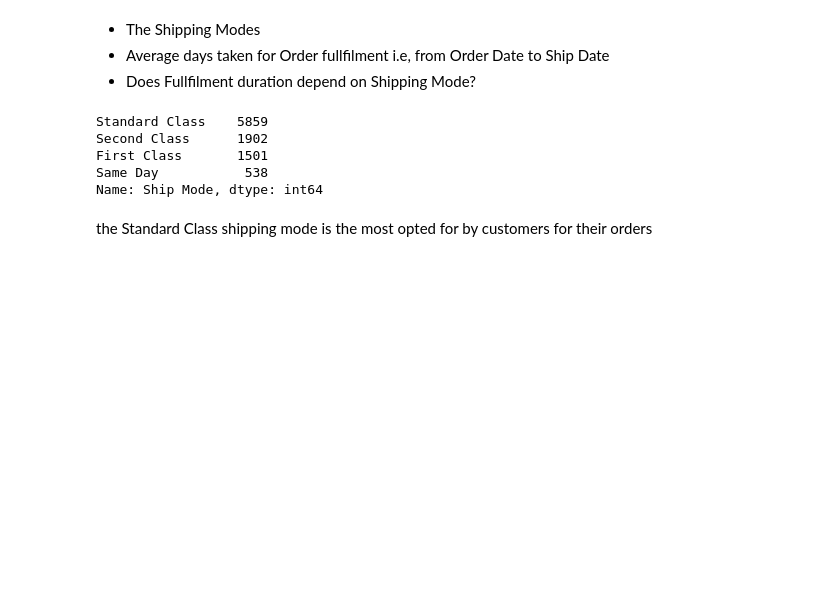
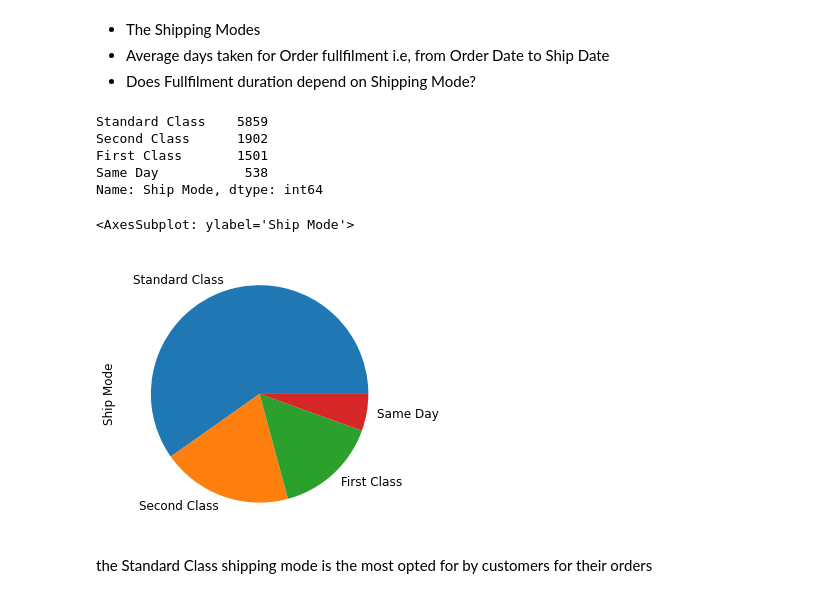
Before and after one commit to WayneNyariroh/StoreSales_Analysis, a Jupyter notebook: superStoreSales_EDA.ipynb, the cells around one changed output. Drawn from its saved outputs; the diff is of its cells as text; code cells hidden in the pictures; blank space fills up the shorter version.

```diff
--- a/superStoreSales_EDA.ipynb
+++ b/superStoreSales_EDA.ipynb
@@ -515,6 +508,12 @@ Second Class      1902
 First Class       1501
 Same Day           538
 Name: Ship Mode, dtype: int64
+# %%
+plt.figure(figsize=(10,5))
+store_df['Ship Mode'].value_counts().plot.pie()
+# %% [output]
+<AxesSubplot: ylabel='Ship Mode'>
+[figure, added]
 # %% [markdown]
 the Standard Class shipping mode is the most opted for by customers for their orders
 # %% [markdown]
```
Also changed, not shown: parts of 21 cells of this notebook, 3 other files.
